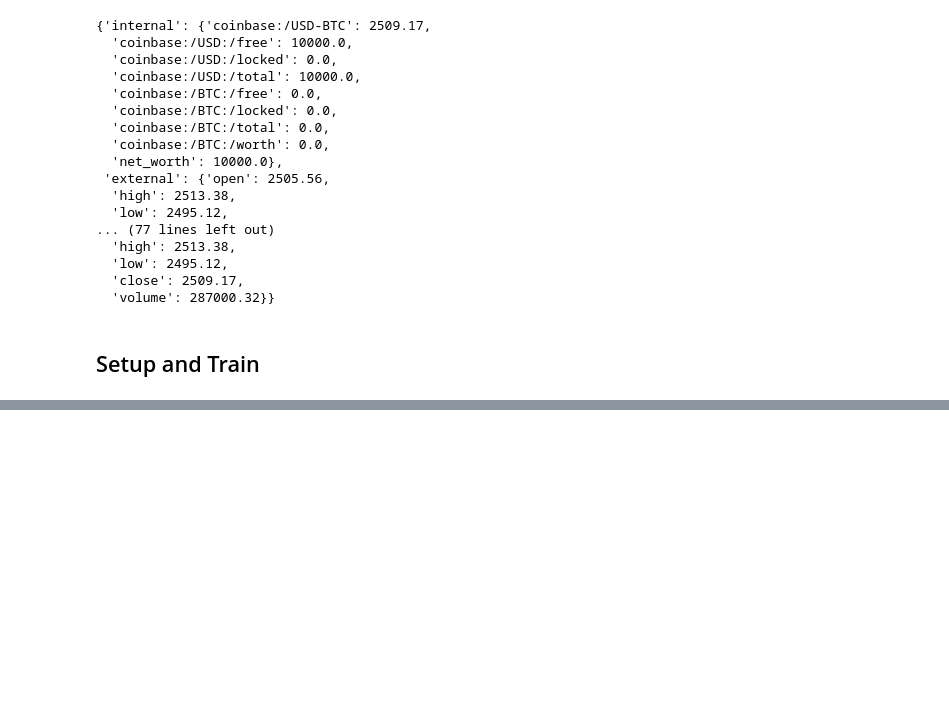
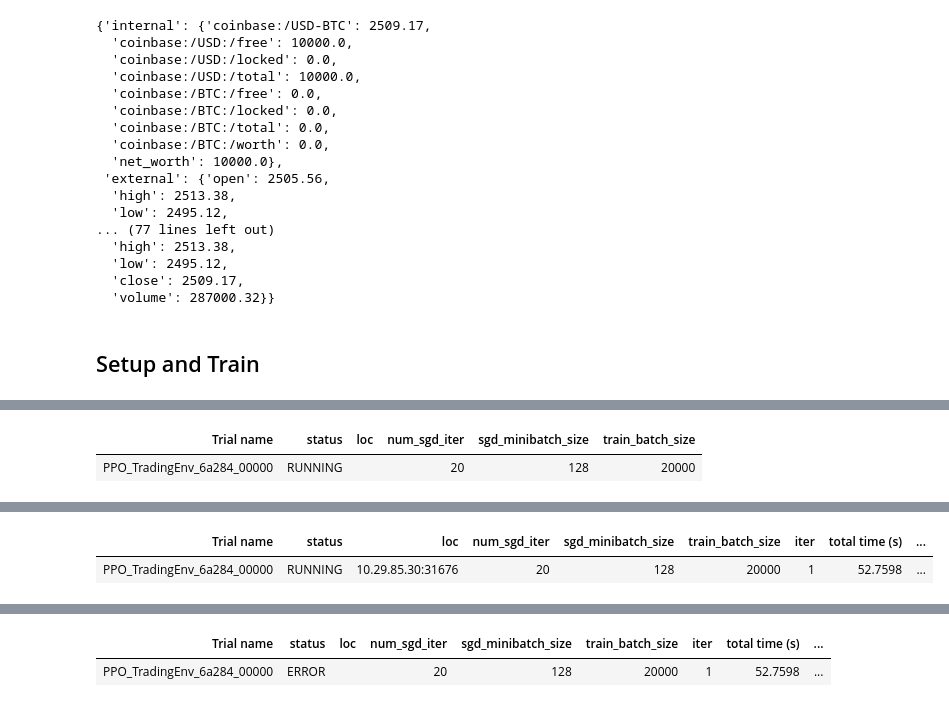
Before and after one commit to nsarang/tensortrade, a Jupyter notebook: examples/Explore_Tensortrade.ipynb, the cells around one changed output, grey strips where cells are left out. Cells and saved outputs as stored; diff of their text form; code cells hidden in the pictures; blank space fills up the shorter version.

```diff
--- a/examples/Explore_Tensortrade.ipynb
+++ b/examples/Explore_Tensortrade.ipynb
@@ -601,0 +531,10 @@ TuneError: ('Trials did not complete', [PPO_TradingEnv_ce2ec_00000])
+# %%
+data_norm = data.copy()
+
+z_score = lambda x: (x - x.mean()) / x.std(ddof=0)
+abs_max = lambda x: x / x.abs().quantile(0.9)
+data_norm[data_norm.columns[2:]] = data_norm[data_norm.columns[2:]].apply(abs_max)
+data_norm = data_norm.fillna(0)
+# %%
+env_config = {"data": data_norm, "commission": 0.005, "window_size": 50}
+# environment = create_env(env_config)
@@ -601,0 +582,64 @@ TuneError: ('Trials did not complete', [PPO_TradingEnv_ce2ec_00000])
+# %%
+import random
+from ray.tune.schedulers import PopulationBasedTraining
+
+# Postprocess the perturbed config to ensure it's still valid
+def explore(config):
+    # ensure we collect enough timesteps to do sgd
+    if config["train_batch_size"] < config["sgd_minibatch_size"] * 2:
+        config["train_batch_size"] = config["sgd_minibatch_size"] * 2
+    # ensure we run at least one sgd iter
+    if config["num_sgd_iter"] < 1:
+        config["num_sgd_iter"] = 1
+    return config
+
+
+pbt = PopulationBasedTraining(
+    time_attr="time_total_s",
+    metric="episode_reward_mean",
+    mode="max",
+    perturbation_interval=100,
+    resample_probability=0.25,
+    # Specifies the mutations of these hyperparams
+    hyperparam_mutations={
+        "lambda": lambda: random.uniform(0.9, 1.0),
+        "clip_param": lambda: random.uniform(0.01, 0.5),
+        "lr": [1e-3, 5e-4, 1e-4, 5e-5, 1e-5],
+        "num_sgd_iter": lambda: random.randint(1, 30),
+        "sgd_minibatch_size": lambda: random.randint(32, 4096),
+        "train_batch_size": lambda: random.randint(2000, 160000),
+    },
+    custom_explore_fn=explore,
+)
+
+tune.run(
+    "PPO",
+    name="show_me_the_money_test",
+    #     scheduler=pbt,
+    #     num_samples=8,
+    config={
+        "env": "TradingEnv",
+        "env_config": env_config,
+        "framework": "tf",
+        "log_level": "DEBUG",
+        "kl_coeff": 1.0,
+#         "num_workers": 8,
+        "num_gpus": 1,
+        #         "model": {
+        #             "free_log_std": True
+        #         },
+        # These params are tuned from a fixed starting value.
+        "lambda": 0.95,
+        "clip_param": 0.2,
+        "lr": 1e-4,
+        # These params start off randomly drawn from a set.
+        "num_sgd_iter": tune.sample_from(lambda spec: random.choice([10, 20, 30])),
+        "sgd_minibatch_size": tune.sample_from(
+            lambda spec: random.choice([32, 128, 512, 2048])
+        ),
+        "train_batch_size": tune.sample_from(
+            lambda spec: random.choice([10000, 20000, 40000])
+        ),
+    },
+)
+# %% [output]
@@ -601,0 +652,2 @@ TuneError: ('Trials did not complete', [PPO_TradingEnv_ce2ec_00000])
+| Trial name | status | loc | num_sgd_iter | sgd_minibatch_size | train_batch_size |
+| PPO_TradingEnv_6a284_00000 | RUNNING |  | 20 | 128 | 20000 |
@@ -601,0 +694,2 @@ TuneError: ('Trials did not complete', [PPO_TradingEnv_ce2ec_00000])
+| Trial name | status | loc | num_sgd_iter | sgd_minibatch_size | train_batch_size | iter | total time (s) | ... |
+| PPO_TradingEnv_6a284_00000 | RUNNING | 10.29.85.30:31676 | 20 | 128 | 20000 | 1 | 52.7598 | ... |
@@ -601,0 +719,2 @@ TuneError: ('Trials did not complete', [PPO_TradingEnv_ce2ec_00000])
+| Trial name | status | loc | num_sgd_iter | sgd_minibatch_size | train_batch_size | iter | total time (s) | ... |
+| PPO_TradingEnv_6a284_00000 | ERROR |  | 20 | 128 | 20000 | 1 | 52.7598 | ... |
```
Also changed, not shown: parts of 15 cells of this notebook, 1 other file.
